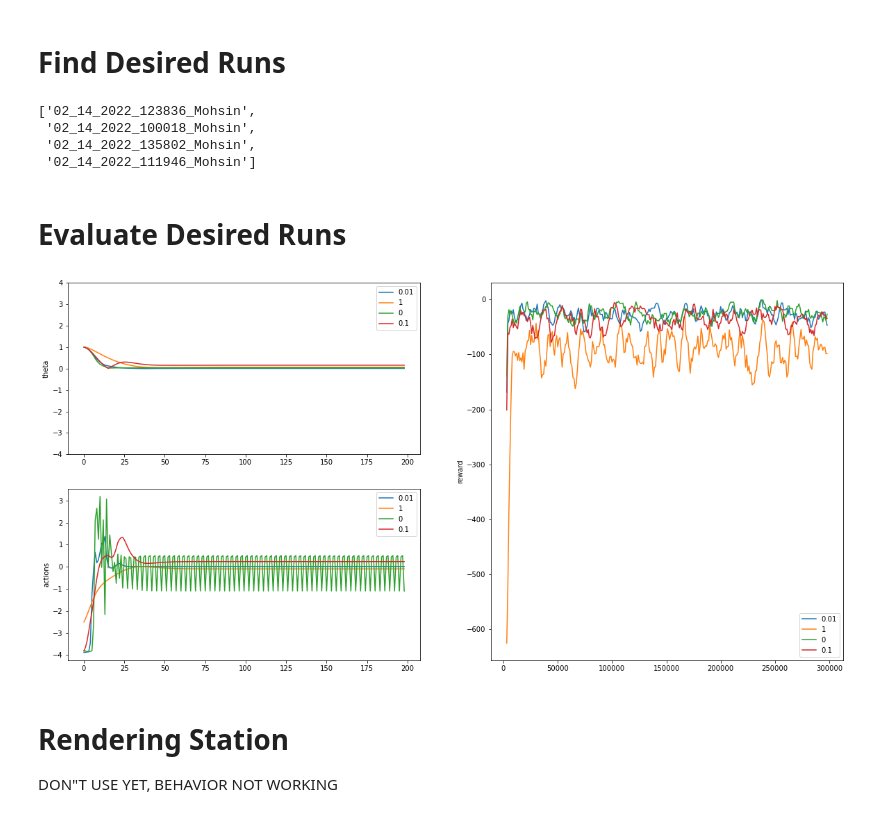
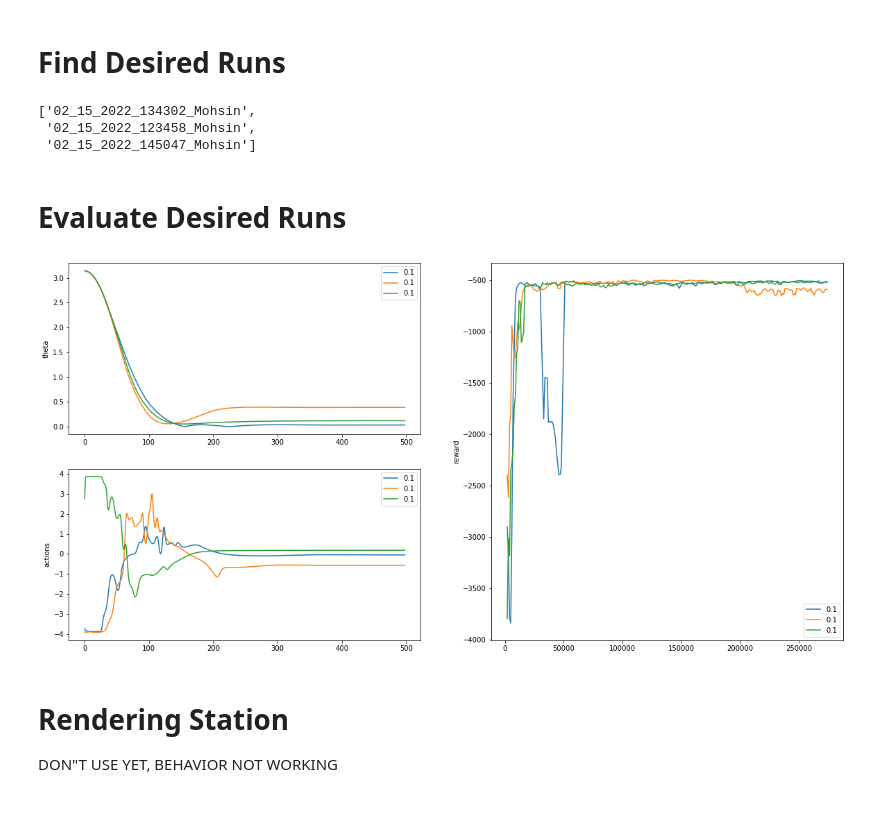
Before and after one commit to mohsinsarwari/RL_Path_Planning, a Jupyter notebook: cheap_control/evaluation.ipynb, the cells around one changed output. Saved outputs shown, nothing was run; the diff lists cells and outputs as text; code cells hidden in the pictures.

```diff
--- a/cheap_control/evaluation.ipynb
+++ b/cheap_control/evaluation.ipynb
@@ -29,9 +29,9 @@ def look_through_folders():
 # %%
 def check(params):
     match = bool(1
-    and params.timesteps > 200000
+    and params.timesteps == 275000
     #and params.gamma == 0.98
-    #and params.eps == 1
+    and params.eps == 0.1
     #and params.learning_rate == 0.0003
     and params.envs.newpendulum.run == True
     )
@@ -50,10 +50,9 @@ def filt(check):
 
 filt(check)
 # %% [output]
-['02_14_2022_123836_Mohsin',
- '02_14_2022_100018_Mohsin',
- '02_14_2022_135802_Mohsin',
- '02_14_2022_111946_Mohsin']
+['02_15_2022_134302_Mohsin',
+ '02_15_2022_123458_Mohsin',
+ '02_15_2022_145047_Mohsin']
 # %% [markdown]
 # Evaluate Desired Runs
 # %%
@@ -62,43 +61,43 @@ label = "eps"
 def plot_eval(folders):
     plt.figure()
     for folder in folders:
-        results = run_eval.evaluate(folder, init=[1, 0])
+        results = run_eval.evaluate(folder, init=[np.pi, 0])
         tb = results["newpendulum"]["mean_reward"]
         tb_times = tb[0]
         tb_rew = [a[0] for a in tb[1]]
 
-        n=10
+        n=3
         tb_smoothed = np.cumsum(tb_rew, dtype=float)
         tb_smoothed[n:] = tb_smoothed[n:] - tb_smoothed[:-n]
         tb_smoothed =  tb_smoothed[n - 1:] / n
 
         theta = results["newpendulum"]["thetas"]
         actions = results["newpendulum"]["actions"]
         with open(os.path.join(os.path.join("./Runs", folder), "params.pkl"), 'rb') as f:
             params = pickle.load(f)
         plt.subplot(122)
         #plt.plot(tb_times, tb_rew, label=str(params[label]))
-        plt.plot(tb_times[2:-2], tb_smoothed, label=str(params[label]))
+        plt.plot(tb_times[1:-1], tb_smoothed, label=str(params[label]))
         plt.subplot(221)
         plt.plot(theta, label=str(params[label]))
-        plt.ylim([-4, 4])
+        #plt.ylim([-4, 4])
         plt.subplot(223)
         plt.plot(actions, label=str(params[label]))
 
     plt.subplot(122)
     plt.ylabel("reward")
     plt.legend()
     plt.subplot(221)
     plt.ylabel("theta")
     plt.legend()
     plt.subplot(223)
     plt.ylabel("actions")
     plt.legend()
     plt.show()
 
 plot_eval(filt(check))
 # %% [output]
-[figure, old version]
+[figure, new version]
 # %% [markdown]
 # Rendering Station
 
```
Also changed, not shown: parts of 1 cell of this notebook, 7 other files.
